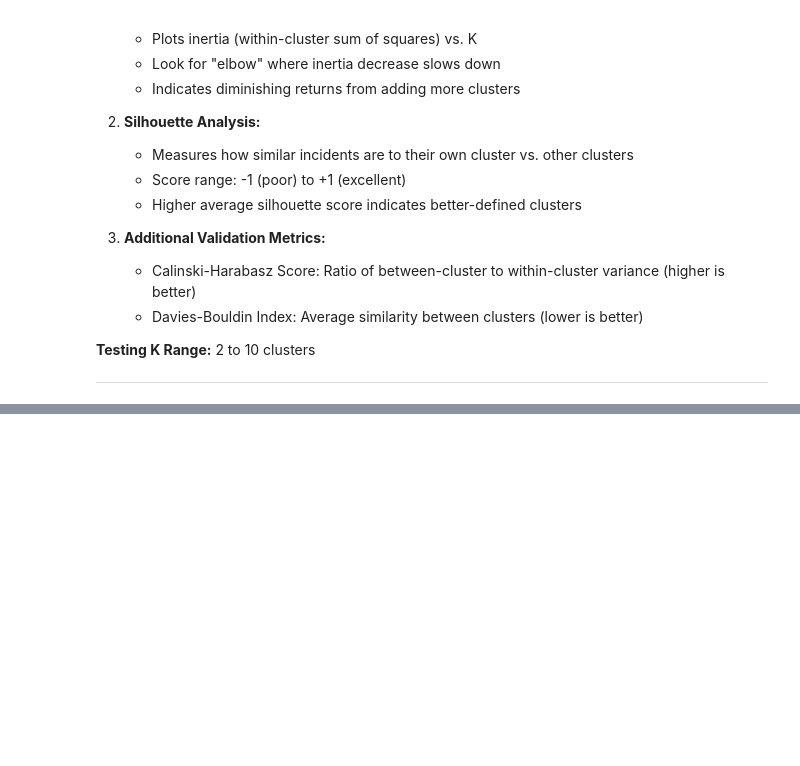
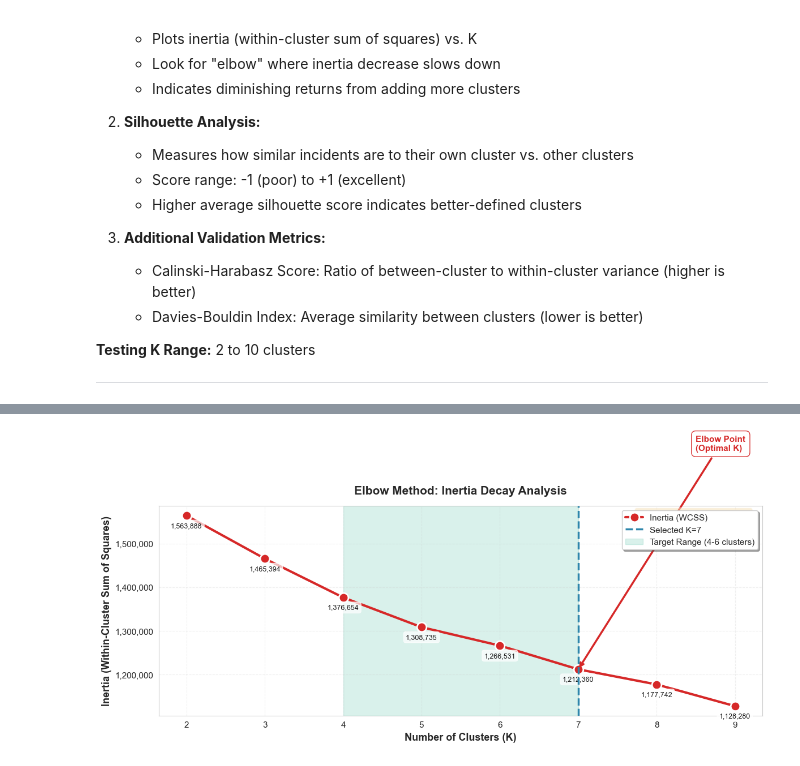
Before and after one commit to rajeevchaurasia-sjsu/sjsf-public-safety-mining, a Jupyter notebook: notebooks/06_behavioral_clustering_combined.ipynb, the cells around one changed output, grey strips where cells are left out. Drawn from its saved outputs; the diff is of its cells as text; code cells hidden in the pictures; blank space fills up the shorter version.

```diff
--- a/notebooks/06_behavioral_clustering_combined.ipynb
+++ b/notebooks/06_behavioral_clustering_combined.ipynb
@@ -491,0 +781,72 @@ Testing K=2...
+# %%
+fig, ax = plt.subplots(figsize=(12, 6))
+
+# Plot inertia values
+ax.plot(results_df['k'], results_df['inertia'], 'o-',
+        linewidth=3, markersize=12, color='#D62828',
+        label='Inertia (WCSS)', markeredgecolor='white', markeredgewidth=2)
+
+ax.axvline(x=optimal_k, color='#2E86AB', linestyle='--', linewidth=2.5,
+          label=f'Selected K={optimal_k}', zorder=5)
+
+ax.axvspan(4, 7, alpha=0.15, color='#06A77D',
+          label='Target Range (4-6 clusters)', zorder=0)
+
+elbow_k = optimal_k
+elbow_inertia = results_df[results_df['k']==elbow_k]['inertia'].values[0]
+ax.annotate('Elbow Point\n(Optimal K)',
+            xy=(elbow_k, elbow_inertia),
+            xytext=(elbow_k+1.5, elbow_inertia + 500000),
+            arrowprops=dict(arrowstyle='->', color='#D62828', lw=2.5),
+            fontsize=11, weight='bold', color='#D62828',
+            bbox=dict(boxstyle='round,pad=0.5', facecolor='white',
+                     edgecolor='#D62828', alpha=0.9))
+
+for idx, row in results_df.iterrows():
+    ax.annotate(f'{row["inertia"]:,.0f}',
+                xy=(row['k'], row['inertia']),
+                xytext=(0, -15), textcoords='offset points',
+                ha='center', fontsize=9, color='#1a1a1a',
+                bbox=dict(boxstyle='round,pad=0.3', facecolor='white', alpha=0.7))
+
+ax.set_xlabel('Number of Clusters (K)', fontsize=13, weight='bold')
+ax.set_ylabel('Inertia (Within-Cluster Sum of Squares)', fontsize=13, weight='bold')
+ax.set_title('Elbow Method: Inertia Decay Analysis',
+            fontsize=15, weight='bold', pad=15)
+ax.legend(loc='upper right', fontsize=11, frameon=True, shadow=True)
+ax.grid(True, alpha=0.3, linestyle='--', linewidth=0.8)
+ax.set_xticks(results_df['k'])
+
+ax.yaxis.set_major_formatter(plt.FuncFormatter(lambda x, p: f'{int(x):,}'))
+
+interpretation = (
+    f"✓ Clear elbow at K={optimal_k}\n"
+    f"✓ Diminishing returns after K={optimal_k}\n"
+    f"✓ Lower inertia = tighter clusters"
+)
+ax.text(0.98, 0.98, interpretation, transform=ax.transAxes,
+        fontsize=10, verticalalignment='top', horizontalalignment='right',
+        bbox=dict(boxstyle='round', facecolor='wheat', alpha=0.5))
+
+plt.tight_layout()
+plt.show()
+
+print("\n" + "="*80)
+print("✅ ELBOW METHOD ANALYSIS COMPLETE")
+print("="*80)
+
+inertia_drops = []
+for i in range(len(results_df)-1):
+    current_inertia = results_df.iloc[i]['inertia']
+    next_inertia = results_df.iloc[i+1]['inertia']
+    drop_pct = 100 * (current_inertia - next_inertia) / current_inertia
+    inertia_drops.append((results_df.iloc[i]['k'], results_df.iloc[i+1]['k'], drop_pct))
+
+print(f"\n Inertia Reduction by K:")
+for k_from, k_to, drop in inertia_drops:
+    indicator = "  ← Elbow" if k_from == optimal_k else ""
+    print(f"   K={int(k_from)} → K={int(k_to)}: {drop:.2f}% reduction{indicator}")
+
+print(f"\n Key Finding: Inertia drops sharply until K={optimal_k}, then plateaus")
+# %% [output]
+[figure, added]
```
Also changed, not shown: parts of 11 cells of this notebook.
